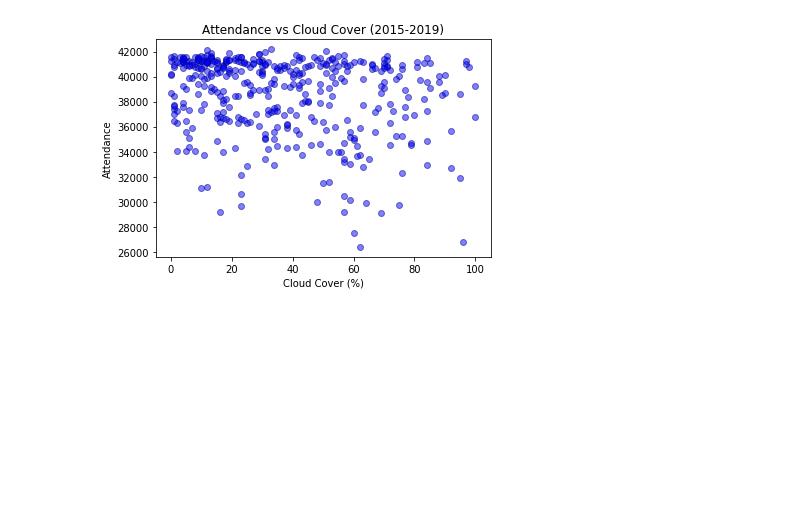
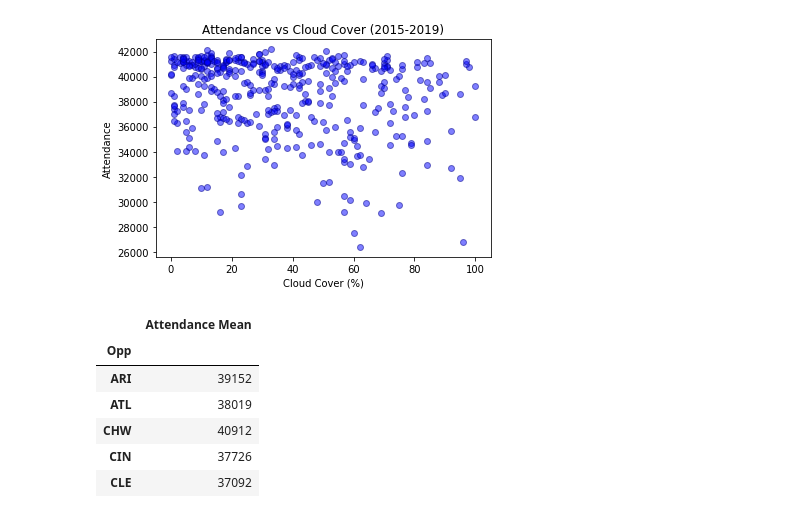
Before and after one commit to s-w-duncan/Project-Awesome-Team-4, a Jupyter notebook: Presentation_Analysis.ipynb, the cells around one changed output. Saved outputs shown, nothing was run; the diff lists cells and outputs as text; code cells hidden in the pictures; blank space fills up the shorter version.

```diff
--- a/Presentation_Analysis.ipynb
+++ b/Presentation_Analysis.ipynb
@@ -146,0 +139,14 @@ visit_df = cubs_df.copy()
+# %%
+#Mean attendance at Wrigley Field when each opponent visits
+each_visitor_df = visit_df.groupby("Opp")["Attendance"].mean()
+each_visitor_table_df = pd.DataFrame({"Attendance Mean": each_visitor_df})
+each_visitor_table_df["Attendance Mean"] = each_visitor_table_df["Attendance Mean"].map("{:.0f}".format)
+each_visitor_table_df.head()
+# %% [output]
+|  | Attendance Mean |
+| Opp |  |
+| ARI | 39152 |
+| ATL | 38019 |
+| CHW | 40912 |
+| CIN | 37726 |
+| CLE | 37092 |
```
Also changed, not shown: parts of 9 cells of this notebook.
